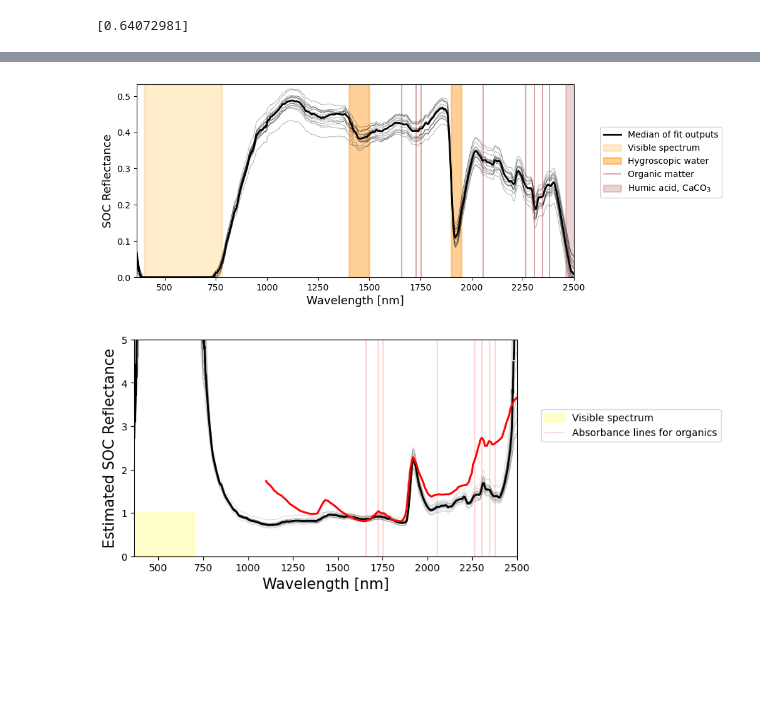
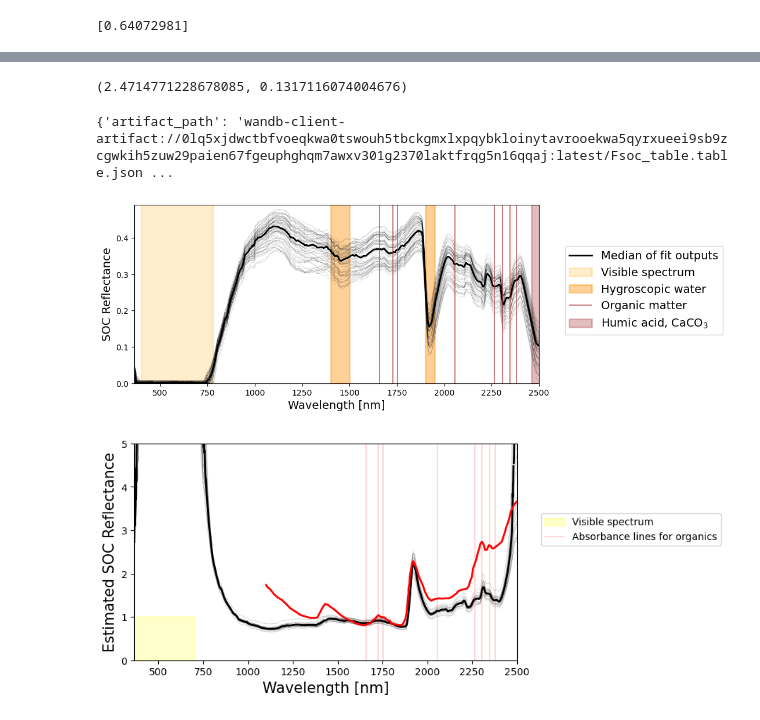
Before and after one commit to sujaynr/RaCA-Analysis, a Jupyter notebook: dataAnalysis.ipynb, the cells around one changed output, grey strips where cells are left out. Drawn from its saved outputs; the diff is of its cells as text; code cells hidden in the pictures; blank space fills up the shorter version.

```diff
--- a/dataAnalysis.ipynb
+++ b/dataAnalysis.ipynb
@@ -920,7 +1171,7 @@ import numpy as np
 import matplotlib.pyplot as plt
 
 # Load the CSV file into a pandas dataframe
-df = pd.read_csv("results/SOC-spectra-10kepochs.csv")
+df = pd.read_csv("results/SOC-spectra-ICLR.csv")
 
 # Group the dataframe by 'name' and sort 'SOC Reflectance' in ascending order by 'Wavelength' for each group
 sorted_arrays = df.groupby('name').apply(lambda x: x.sort_values('Wavelength')['SOC Reflectance'].values)
@@ -995,3 +1286,12 @@ dtype: object
+# %%
+np.mean(rrsocs), np.std(rrsocs)
+# %% [output]
+(2.4714771228678085, 0.1317116074004676)
+# %%
+fsocs = np.array([x.summary['Fsoc_table'] for x in pmDecoderRuns])
+print(fsocs[0])
+# %% [output]
+{'artifact_path': 'wandb-client-artifact://0lq5xjdwctbfvoeqkwa0tswouh5tbckgmxlxpqybkloinytavrooekwa5qyrxueei9sb9zcgwkih5zuw29paien67fgeuphghqm7awxv301g2370laktfrqg5n16qqaj:latest/Fsoc_table.table.json ...
 # %%
 #enable latex rendering
 plt.rcParams['text.usetex'] = False
@@ -1006,8 +1306,8 @@ fig = plt.figure(figsize=(9, 4))
 plt.plot(XF,np.median(result,axis=0), color='black', linewidth=2, label=r'Median of fit outputs');
 # plt.fill_between(XF,np.quantile(result,0.84,axis=0),np.quantile(result,0.16,axis=0),color='lightblue',alpha=0.25,label=r'Inner 68% of fit outputs')
 # plt.fill_between(XF,np.quantile(result,0.975,axis=0),np.quantile(result,0.025,axis=0),color='lightblue',alpha=0.15,label=r'Inner 95% of fit outputs')
-plt.plot(XF,result.T[:,-1], color='black', alpha=0.3, linewidth=0.75);
-plt.plot(XF,result.T[:,:-1], color='black', alpha=0.3, linewidth=0.75);
+plt.plot(XF,result.T[:,-1], color='black', alpha=0.3, linewidth=0.3);
+plt.plot(XF,result.T[:,:-1], color='black', alpha=0.3, linewidth=0.3);
 # plt.fill_between(XF,np.mean(result,axis=0) + np.std(result,axis=0), np.mean(result,axis=0) - np.std(result,axis=0),color='blue',alpha=0.3,label=r'1 standard deviation band')
 # plt.fill_between(XF,np.mean(result,axis=0) + 2* np.std(result,axis=0),np.mean(result,axis=0) - 2 *np.std(result,axis=0),color='blue',alpha=0.2,label=r'2 standard deviation band')
 
@@ -1019,45 +1319,45 @@ plt.plot(XF,result.T[:,:-1], color='black', alpha=0.3, linewidth=0.75);
 # Style plot
 plt.xlim([365.0,2500.0])
 plt.ylim([0.0,np.max(result)*1.025])
-plt.xlabel(r'Wavelength [nm]',fontsize=13)
-plt.ylabel(r'SOC Reflectance',fontsize=13)
+plt.xlabel(r'Wavelength [nm]',fontsize=14)
+plt.ylabel(r'SOC Reflectance',fontsize=14)
 #plt.title(r'Example SOC spectrum plot: distributed priors',fontsize=20)
 
 # Add the rectangle
 rectangle = plt.Rectangle((400, 0), 780-400, 1, edgecolor='black', linewidth=2, color='orange', alpha=0.2, label="Visible spectrum")
 plt.gca().add_patch(rectangle)
 
 waterTroughs=[1400,1900]
 rectangle = plt.Rectangle((1400, 0), 100, 1, edgecolor='black', linewidth=2, color='darkorange', alpha=0.4, label="Hygroscopic water")
 plt.gca().add_patch(rectangle)
 
 rectangle = plt.Rectangle((1900, 0), 50, 1, edgecolor='black', linewidth=2, color='darkorange', alpha=0.4)
 plt.gca().add_patch(rectangle)
 
 # Add absorbance lines for organics
 organicTroughs=[1660,1728,1754,2056,2264,2306,2347]
 #organicTroughs=[2060,1500,1000,751] # amines
 #organicTroughs=[1706,1754,1138,1170,853,877] # assd
 ##organicTroughs=[1930,1449] # carboxylic acids yes
 # organicTroughs=[2275,1706] # aliphatics yes basically in first one
 # organicTroughs = [1961] # phenolics yes
 organicTroughs += [2381]
 
 # calciteTroughs=[2340,2500]
 # plt.vlines(calciteTroughs,ymin=0.0,ymax=1.0, color='green', alpha=1, label="Absorbance lines for calcite")
 
 # plt.plot(refHumicAcidSpec[:,0],refHumicAcidSpec[:,1], color='black', label="Humic acid spectrum")
 # plt.ylim([0,1])
 
-plt.vlines(organicTroughs,ymin=0.0,ymax=1.0, color='brown', alpha=0.4, label="Organic matter")
+plt.vlines(organicTroughs,ymin=0.0,ymax=1.0, color='brown', alpha=0.6, label="Organic matter")
 
-rectangle = plt.Rectangle((2460, 0), 100, 1, edgecolor='black', linewidth=2, color='brown', alpha=0.2, label=r'Humic acid, CaCO$_3$')
+rectangle = plt.Rectangle((2460, 0), 100, 1, edgecolor='black', linewidth=2, color='brown', alpha=0.3, label=r'Humic acid, CaCO$_3$')
 plt.gca().add_patch(rectangle)
 
 # Add legend
-plt.legend(loc='best', bbox_to_anchor=(1.05,0.8));
+plt.legend(loc='best', bbox_to_anchor=(1.05,0.8), fontsize=14);
 # %% [output]
-[figure, old version]
+[figure, new version]
 # %%
 refHumicAcidSpec=np.array([[1103.921568627451, 0.7068859198355575],
 [1119.6078431372548, 0.6924974306269245],
```
Also changed, not shown: parts of 47 cells of this notebook.
